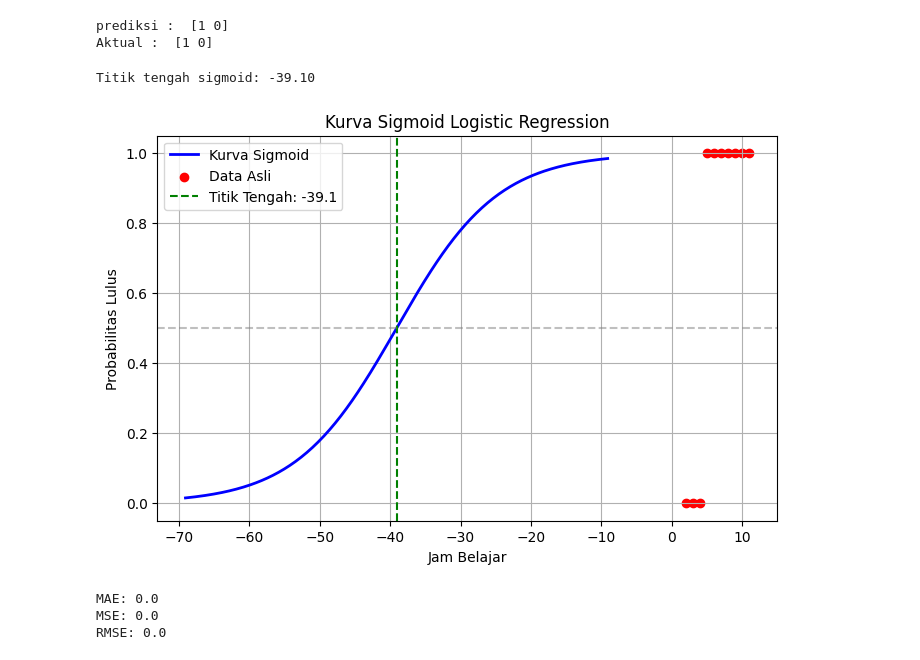
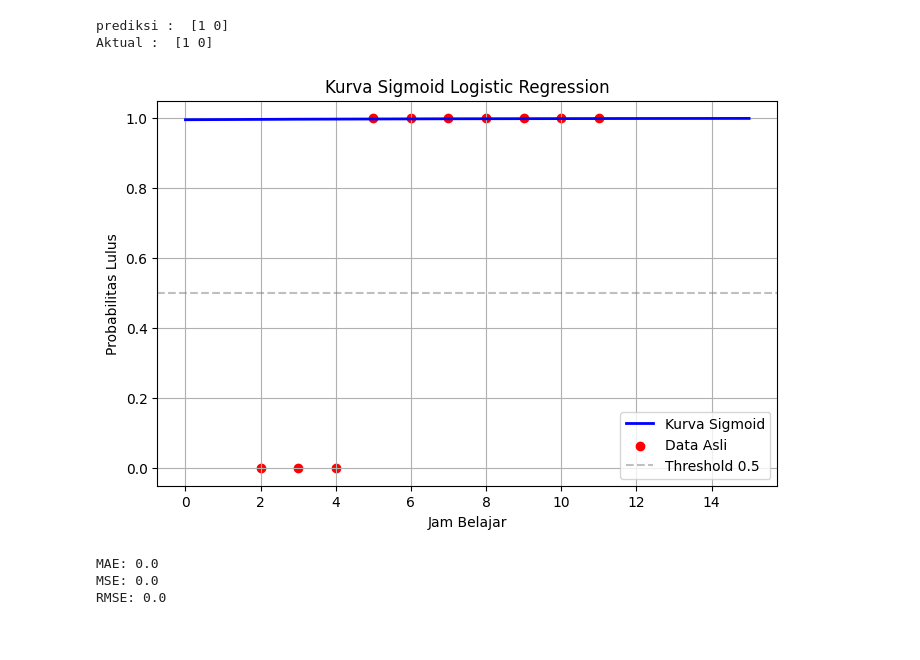
Before and after one commit to 19matsiil/Tugas-Artificial-Intelligence, a Jupyter notebook: Linear_Log(09020624047).ipynb, the cells around one changed output. Saved outputs shown, nothing was run; the diff lists cells and outputs as text; code cells hidden in the pictures.

```diff
--- a/Linear_Log(09020624047).ipynb
+++ b/Linear_Log(09020624047).ipynb
@@ -31,6 +30,6 @@ print(df)
 8           10         95         9      1
 9           11         98        10      1
 # %%
-x= df[['jam_belajar','kehadiran','motivasi']]
-y= df['lulus']
+x= df[['jam_belajar','kehadiran','motivasi']].values
+y= df['lulus'].values
 # %%
@@ -60,36 +57,28 @@ Aktual :  [1 0]
 # %%
 mean_kehadiran = df['kehadiran'].mean()
 mean_motivasi  = df['motivasi'].mean()
-
-titik_tengah = (-model.intercept_[0] -
-                model.coef_[0][1] * mean_kehadiran -
-                model.coef_[0][2] * mean_motivasi) / model.coef_[0][0]
-
-print(f"\nTitik tengah sigmoid: {titik_tengah:.2f}")
-jam_range = np.linspace(titik_tengah - 30, titik_tengah + 30, 300)
+jam_range = np.linspace(0, 15, 300)
 
 X_plot = np.column_stack([
     jam_range,
     np.full_like(jam_range, mean_kehadiran),
     np.full_like(jam_range, mean_motivasi)
 ])
 
 prob = model.predict_proba(X_plot)[:, 1]
 
 plt.figure(figsize=(8, 5))
 plt.plot(jam_range, prob, color='blue', linewidth=2, label='Kurva Sigmoid')
 plt.scatter(df['jam_belajar'], y, color='red', label='Data Asli')
-plt.axvline(x=titik_tengah, color='green', linestyle='--', label=f'Titik Tengah: {titik_tengah:.1f}')
-plt.axhline(y=0.5, color='gray', linestyle='--', alpha=0.5)
+plt.axhline(y=0.5, color='gray', linestyle='--', alpha=0.5, label='Threshold 0.5')
 plt.xlabel("Jam Belajar")
 plt.ylabel("Probabilitas Lulus")
 plt.title("Kurva Sigmoid Logistic Regression")
 plt.legend()
 plt.grid(True)
 plt.show()
 # %% [output]
-Titik tengah sigmoid: -39.10
-[figure, old version]
+[figure, new version]
 # %%
 import sklearn.metrics as metrics
 print("MAE:", metrics.mean_absolute_error(y_test, y_pred))
```
Also changed, not shown: parts of 4 cells of this notebook.
